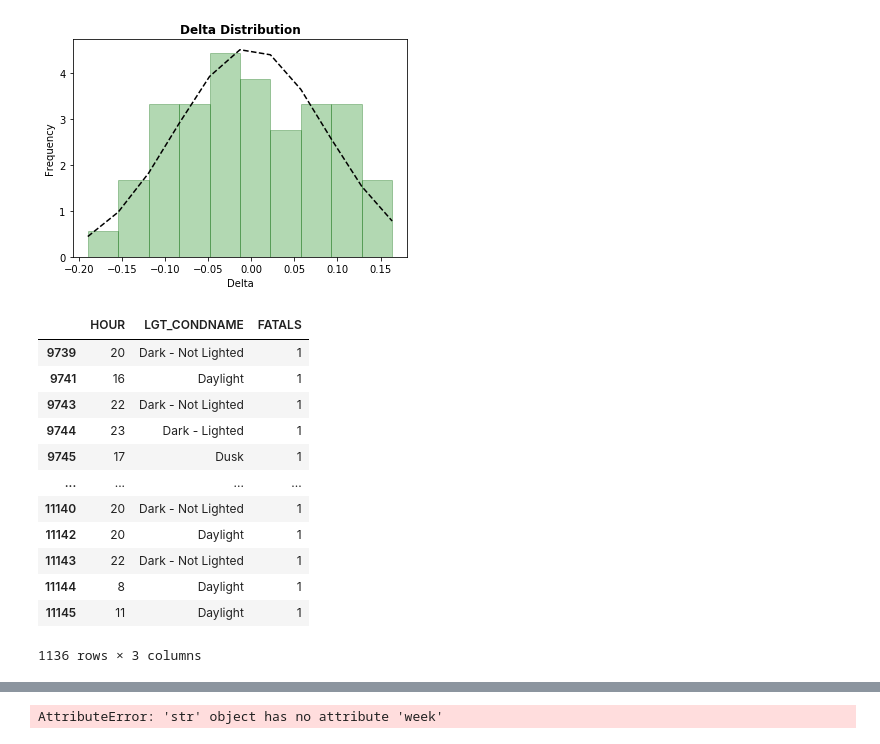
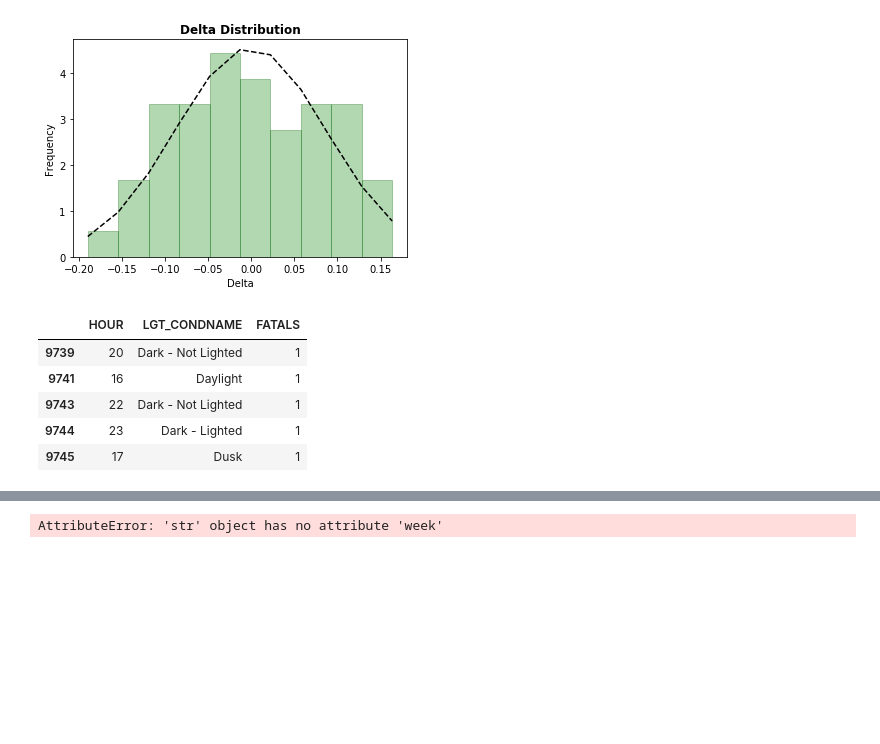
Before and after one commit to vieravfg/Analysis-of-Traffic-Fatalities, a Jupyter notebook: main.ipynb, the cells around one changed output, grey strips where cells are left out. Saved outputs shown, nothing was run; the diff lists cells and outputs as text; code cells hidden in the pictures; blank space fills up the shorter version.

```diff
--- a/main.ipynb
+++ b/main.ipynb
@@ -229,21 +229,14 @@ plt.show()
 # %%
 ga_df = sample_df.loc[sample_df['STATENAME'] == 'Georgia']
 ga_df = ga_df.iloc[:, [6,8,10]]
-ga_df
+ga_df.head()
 # %% [output]
 |  | HOUR | LGT_CONDNAME | FATALS |
 | 9739 | 20 | Dark - Not Lighted | 1 |
 | 9741 | 16 | Daylight | 1 |
 | 9743 | 22 | Dark - Not Lighted | 1 |
 | 9744 | 23 | Dark - Lighted | 1 |
 | 9745 | 17 | Dusk | 1 |
-| ... | ... | ... | ... |
-| 11140 | 20 | Dark - Not Lighted | 1 |
-| 11142 | 20 | Daylight | 1 |
-| 11143 | 22 | Dark - Not Lighted | 1 |
-| 11144 | 8 | Daylight | 1 |
-| 11145 | 11 | Daylight | 1 |
-1136 rows × 3 columns
 # %%
 georgia_df = pd.DataFrame(ga_df)
 geo = georgia_df.groupby(["LGT_CONDNAME","HOUR"]).sum()
```
Also changed, not shown: parts of 3 cells of this notebook.
